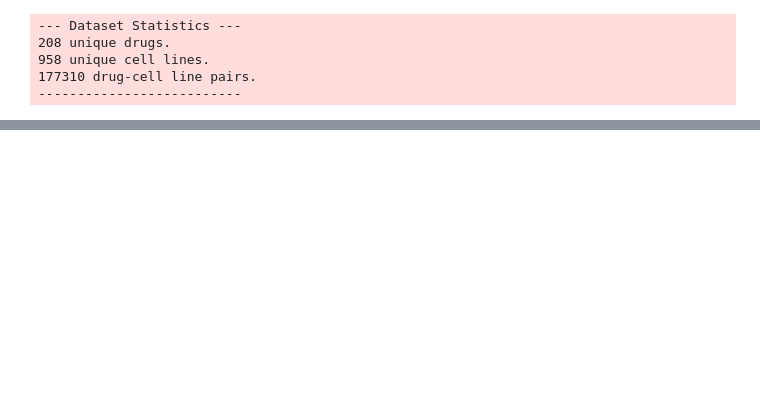
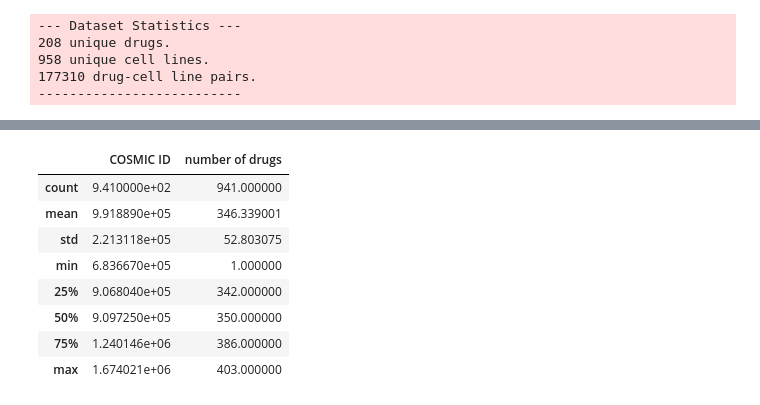
Before and after one commit to ricardofoliveira61/ML-data-analysis, a Jupyter notebook: GDSC1.ipynb, the cells around one changed output, grey strips where cells are left out. Saved outputs shown, nothing was run; the diff lists cells and outputs as text; code cells hidden in the pictures; blank space fills up the shorter version.

```diff
--- a/GDSC1.ipynb
+++ b/GDSC1.ipynb
@@ -125,0 +167,12 @@ data.print_stats()
+# %%
+cell_line.describe()
+# %% [output]
+|  | COSMIC ID | number of drugs |
+| count | 9.410000e+02 | 941.000000 |
+| mean | 9.918890e+05 | 346.339001 |
+| std | 2.213118e+05 | 52.803075 |
+| min | 6.836670e+05 | 1.000000 |
+| 25% | 9.068040e+05 | 342.000000 |
+| 50% | 9.097250e+05 | 350.000000 |
+| 75% | 1.240146e+06 | 386.000000 |
+| max | 1.674021e+06 | 403.000000 |
```
Also changed, not shown: parts of 11 cells of this notebook.
